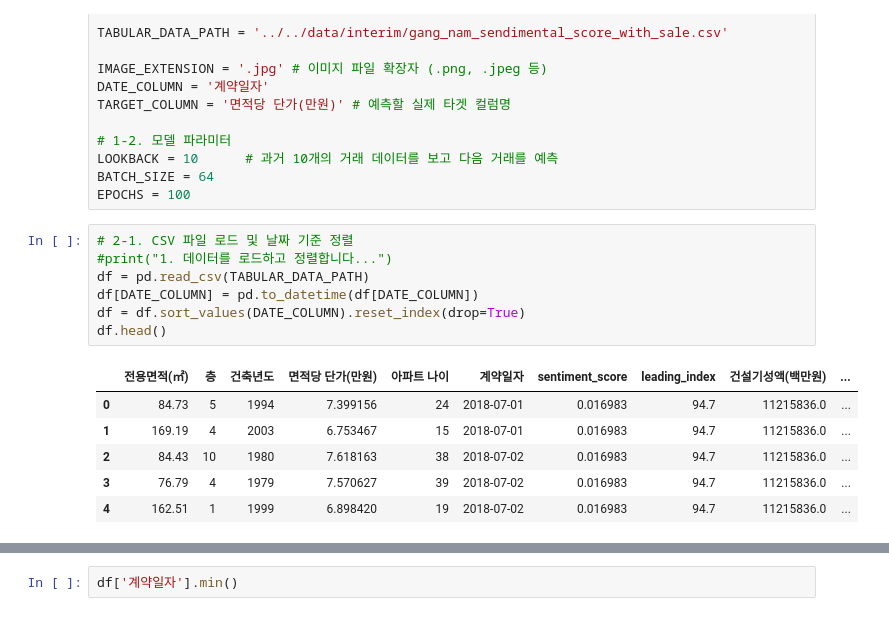
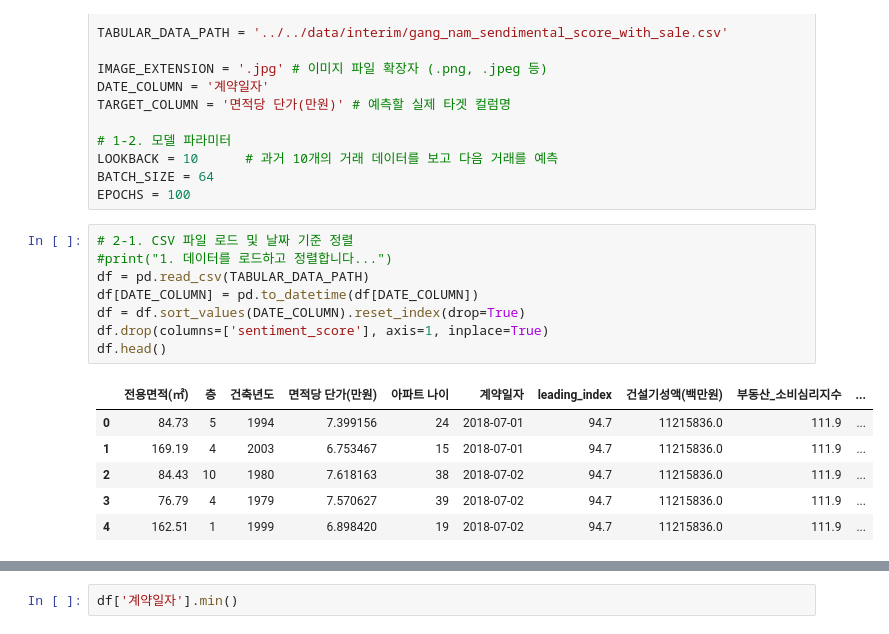
Before and after one commit to kimyoungho010311/AptPrice-SatelliteSentiment, a Jupyter notebook: notebooks/2week/Untitled.ipynb, the cells around one changed output, grey strips where cells are left out. Drawn from its saved outputs; the diff is of its cells as text.

```diff
--- a/notebooks/2week/Untitled.ipynb
+++ b/notebooks/2week/Untitled.ipynb
@@ -43,14 +43,15 @@ EPOCHS = 100
 # %%
 # 2-1. CSV 파일 로드 및 날짜 기준 정렬
 #print("1. 데이터를 로드하고 정렬합니다...")
 df = pd.read_csv(TABULAR_DATA_PATH)
 df[DATE_COLUMN] = pd.to_datetime(df[DATE_COLUMN])
 df = df.sort_values(DATE_COLUMN).reset_index(drop=True)
+df.drop(columns=['sentiment_score'], axis=1, inplace=True)
 df.head()
 # %% [output]
-|  | 전용면적(㎡) | 층 | 건축년도 | 면적당 단가(만원) | 아파트 나이 | 계약일자 | sentiment_score | leading_index | 건설기성액(백만원) | ... |
-| 0 | 84.73 | 5 | 1994 | 7.399156 | 24 | 2018-07-01 | 0.016983 | 94.7 | 11215836.0 | ... |
-| 1 | 169.19 | 4 | 2003 | 6.753467 | 15 | 2018-07-01 | 0.016983 | 94.7 | 11215836.0 | ... |
-| 2 | 84.43 | 10 | 1980 | 7.618163 | 38 | 2018-07-02 | 0.016983 | 94.7 | 11215836.0 | ... |
-| 3 | 76.79 | 4 | 1979 | 7.570627 | 39 | 2018-07-02 | 0.016983 | 94.7 | 11215836.0 | ... |
-| 4 | 162.51 | 1 | 1999 | 6.898420 | 19 | 2018-07-02 | 0.016983 | 94.7 | 11215836.0 | ... |
+|  | 전용면적(㎡) | 층 | 건축년도 | 면적당 단가(만원) | 아파트 나이 | 계약일자 | leading_index | 건설기성액(백만원) | 부동산_소비심리지수 | ... |
+| 0 | 84.73 | 5 | 1994 | 7.399156 | 24 | 2018-07-01 | 94.7 | 11215836.0 | 111.9 | ... |
+| 1 | 169.19 | 4 | 2003 | 6.753467 | 15 | 2018-07-01 | 94.7 | 11215836.0 | 111.9 | ... |
+| 2 | 84.43 | 10 | 1980 | 7.618163 | 38 | 2018-07-02 | 94.7 | 11215836.0 | 111.9 | ... |
+| 3 | 76.79 | 4 | 1979 | 7.570627 | 39 | 2018-07-02 | 94.7 | 11215836.0 | 111.9 | ... |
+| 4 | 162.51 | 1 | 1999 | 6.898420 | 19 | 2018-07-02 | 94.7 | 11215836.0 | 111.9 | ... |
```
Also changed, not shown: parts of 15 cells of this notebook, 3 other files.
